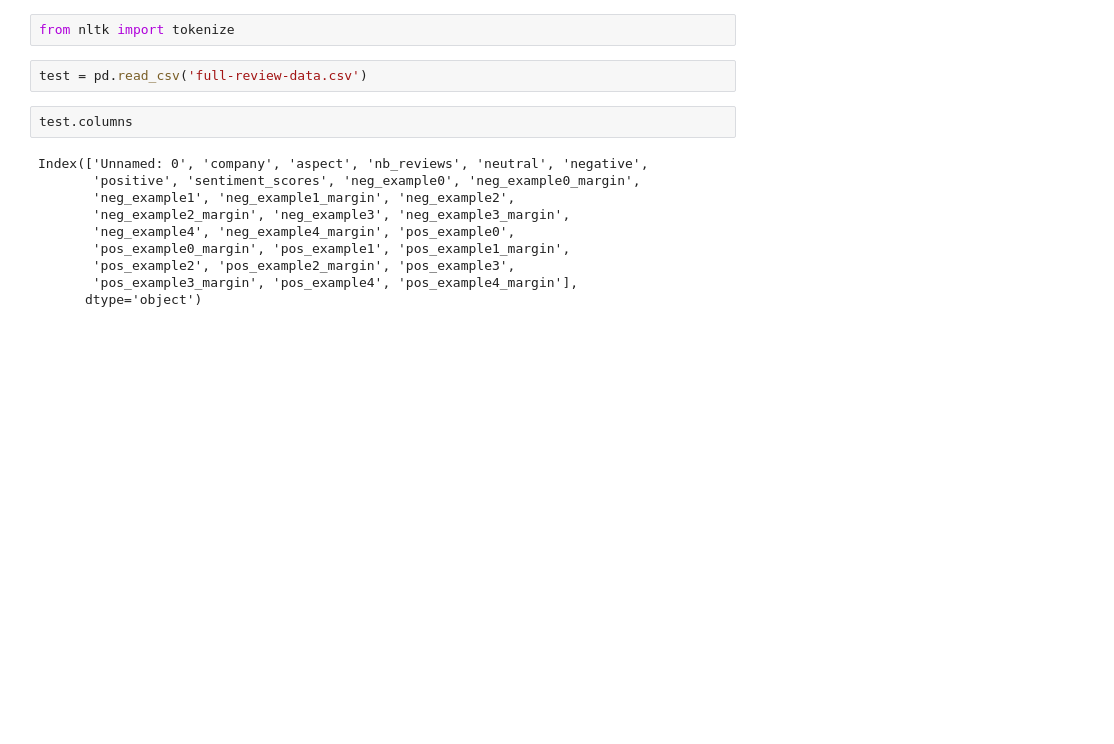
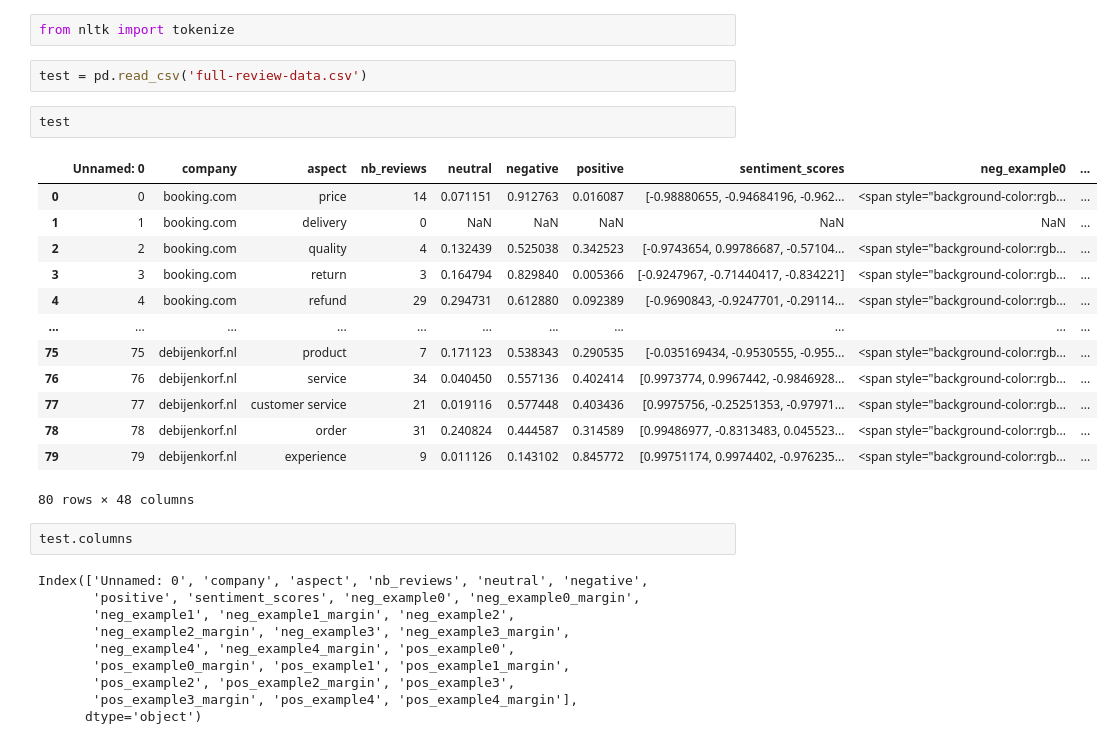
Before and after one commit to quantile-development/trustpilot-sentiment, a Jupyter notebook: Aspect Based Sentiment Analysis.ipynb, the cells around one changed output. Saved outputs shown, nothing was run; the diff lists cells and outputs as text; blank space fills up the shorter version.

```diff
--- a/Aspect Based Sentiment Analysis.ipynb
+++ b/Aspect Based Sentiment Analysis.ipynb
@@ -11,6 +11,22 @@ import stanza
 from nltk import tokenize
 # %%
 test = pd.read_csv('full-review-data.csv')
+# %%
+test
+# %% [output]
+|  | Unnamed: 0 | company | aspect | nb_reviews | neutral | negative | positive | sentiment_scores | neg_example0 | ... |
+| 0 | 0 | booking.com | price | 14 | 0.071151 | 0.912763 | 0.016087 | [-0.98880655, -0.94684196, -0.962... | <span style="background-color:rgb... | ... |
+| 1 | 1 | booking.com | delivery | 0 | NaN | NaN | NaN | NaN | NaN | ... |
+| 2 | 2 | booking.com | quality | 4 | 0.132439 | 0.525038 | 0.342523 | [-0.9743654, 0.99786687, -0.57104... | <span style="background-color:rgb... | ... |
+| 3 | 3 | booking.com | return | 3 | 0.164794 | 0.829840 | 0.005366 | [-0.9247967, -0.71440417, -0.834221] | <span style="background-color:rgb... | ... |
+| 4 | 4 | booking.com | refund | 29 | 0.294731 | 0.612880 | 0.092389 | [-0.9690843, -0.9247701, -0.29114... | <span style="background-color:rgb... | ... |
+| ... | ... | ... | ... | ... | ... | ... | ... | ... | ... | ... |
+| 75 | 75 | debijenkorf.nl | product | 7 | 0.171123 | 0.538343 | 0.290535 | [-0.035169434, -0.9530555, -0.955... | <span style="background-color:rgb... | ... |
+| 76 | 76 | debijenkorf.nl | service | 34 | 0.040450 | 0.557136 | 0.402414 | [0.9973774, 0.9967442, -0.9846928... | <span style="background-color:rgb... | ... |
+| 77 | 77 | debijenkorf.nl | customer service | 21 | 0.019116 | 0.577448 | 0.403436 | [0.9975756, -0.25251353, -0.97971... | <span style="background-color:rgb... | ... |
+| 78 | 78 | debijenkorf.nl | order | 31 | 0.240824 | 0.444587 | 0.314589 | [0.99486977, -0.8313483, 0.045523... | <span style="background-color:rgb... | ... |
+| 79 | 79 | debijenkorf.nl | experience | 9 | 0.011126 | 0.143102 | 0.845772 | [0.99751174, 0.9974402, -0.976235... | <span style="background-color:rgb... | ... |
+80 rows × 48 columns
 # %%
 test.columns
 # %% [output]
```
